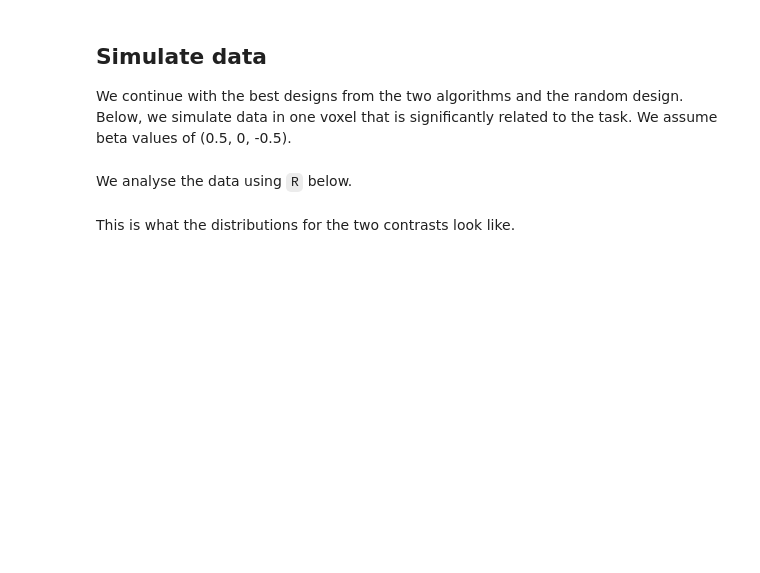
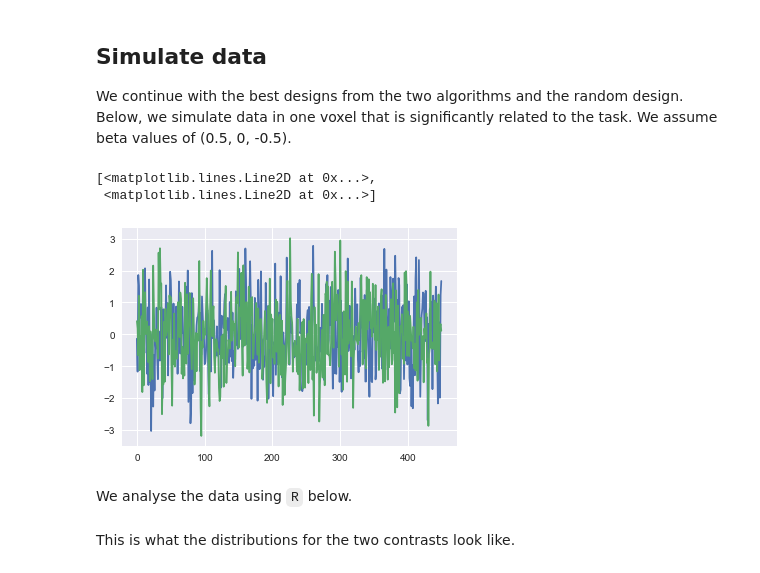
Before and after one commit to neuropower/neurodesign, a Jupyter notebook: examples/comparison_neurodesign.ipynb, the cells around one changed output. Cells and saved outputs as stored; diff of their text form; code cells hidden in the pictures; blank space fills up the shorter version.

```diff
--- a/examples/comparison_neurodesign.ipynb
+++ b/examples/comparison_neurodesign.ipynb
@@ -19,4 +19,4 @@ import numpy as np
 %load_ext rpy2.ipython
 
 cycles = 1000
-sims = 10000
+sims = 5000
@@ -178,3 +183,9 @@ for i in range(sims):
+# %%
+plt.plot(Y[:,1:3,1])
+# %% [output]
+[<matplotlib.lines.Line2D at 0x...>,
+ <matplotlib.lines.Line2D at 0x...>]
+[figure, added]
 # %% [markdown]
 We analyse the data using `R` below.
 # %%
```
Also changed, not shown: parts of 9 cells of this notebook, 2 other files.
